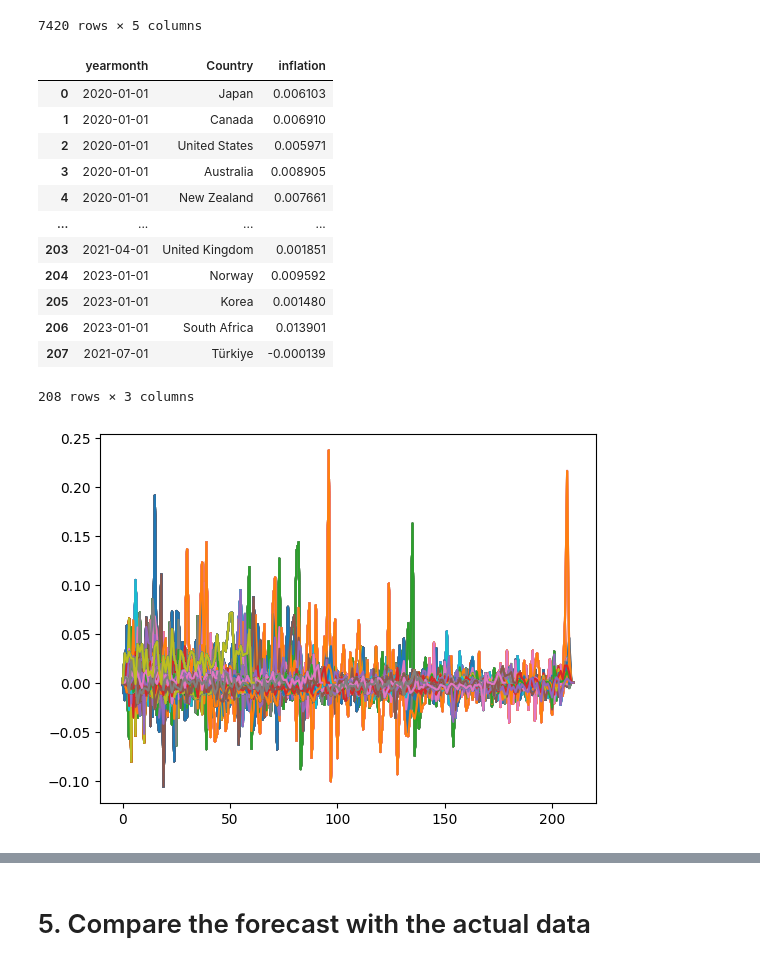
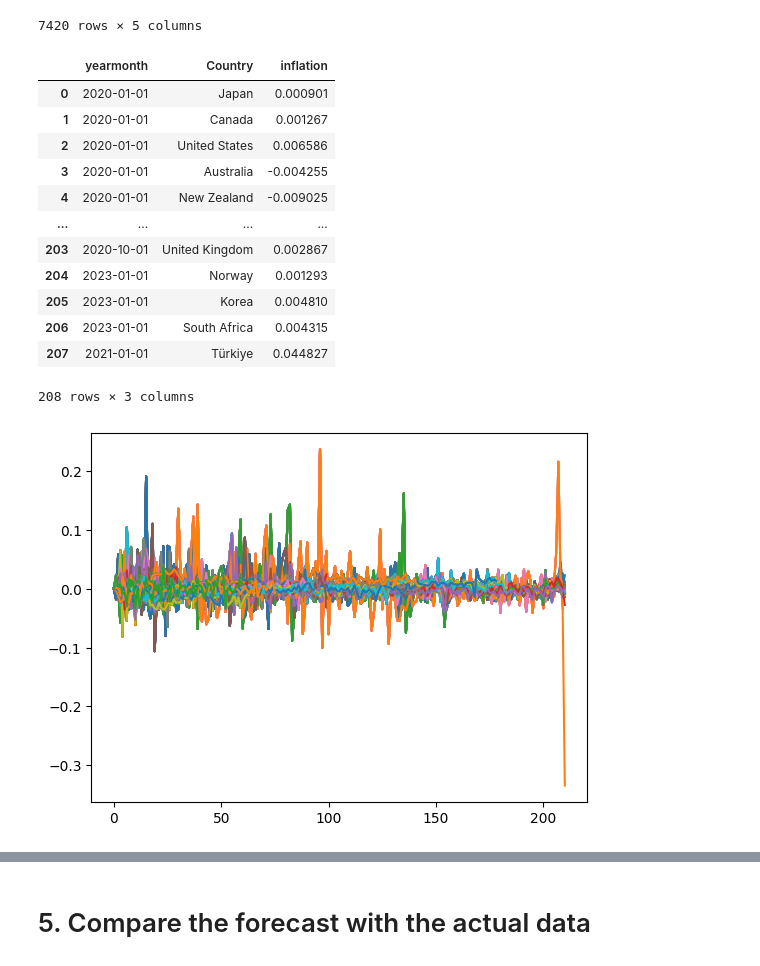
Before and after one commit to mvanaltvorst/seminar, a Jupyter notebook: notebooks/models/armax_model.ipynb, the cells around one changed output, grey strips where cells are left out. Drawn from its saved outputs; the diff is of its cells as text; code cells hidden in the pictures.

Commit message:
Update ARMAX model
updated ARMAX model

```diff
--- a/notebooks/models/armax_model.ipynb
+++ b/notebooks/models/armax_model.ipynb
@@ -298,25 +302,25 @@ df_inflation
 # %%
 from seminartools.models.utils import h_period_ahead_forecast
 
-forecastARMA = h_period_ahead_forecast(modelARMA, df_inflation, "2020-01-01", h=3)
-forecastARMAX = h_period_ahead_forecast(modelARMAX, dfExogtoUse, "2020-01-01", h=3)
+forecastARMA = h_period_ahead_forecast(modelARMA, df_inflation, "2020-01-01", h=1)
+forecastARMAX = h_period_ahead_forecast(modelARMAX, dfExogtoUse, "2020-01-01", h=1)
 
 forecastARMAX
 # %% [output]
 |  | yearmonth | Country | inflation |
-| 0 | 2020-01-01 | Japan | 0.006103 |
-| 1 | 2020-01-01 | Canada | 0.006910 |
-| 2 | 2020-01-01 | United States | 0.005971 |
-| 3 | 2020-01-01 | Australia | 0.008905 |
-| 4 | 2020-01-01 | New Zealand | 0.007661 |
+| 0 | 2020-01-01 | Japan | 0.000901 |
+| 1 | 2020-01-01 | Canada | 0.001267 |
+| 2 | 2020-01-01 | United States | 0.006586 |
+| 3 | 2020-01-01 | Australia | -0.004255 |
+| 4 | 2020-01-01 | New Zealand | -0.009025 |
 | ... | ... | ... | ... |
-| 203 | 2021-04-01 | United Kingdom | 0.001851 |
-| 204 | 2023-01-01 | Norway | 0.009592 |
-| 205 | 2023-01-01 | Korea | 0.001480 |
-| 206 | 2023-01-01 | South Africa | 0.013901 |
-| 207 | 2021-07-01 | Türkiye | -0.000139 |
+| 203 | 2020-10-01 | United Kingdom | 0.002867 |
+| 204 | 2023-01-01 | Norway | 0.001293 |
+| 205 | 2023-01-01 | Korea | 0.004810 |
+| 206 | 2023-01-01 | South Africa | 0.004315 |
+| 207 | 2021-01-01 | Türkiye | 0.044827 |
 208 rows × 3 columns
-[figure, old version]
+[figure, new version]
 # %%
 import seaborn as sns
 import matplotlib.pyplot as plt
```
Also changed, not shown: parts of 20 cells of this notebook, 1 other file.
